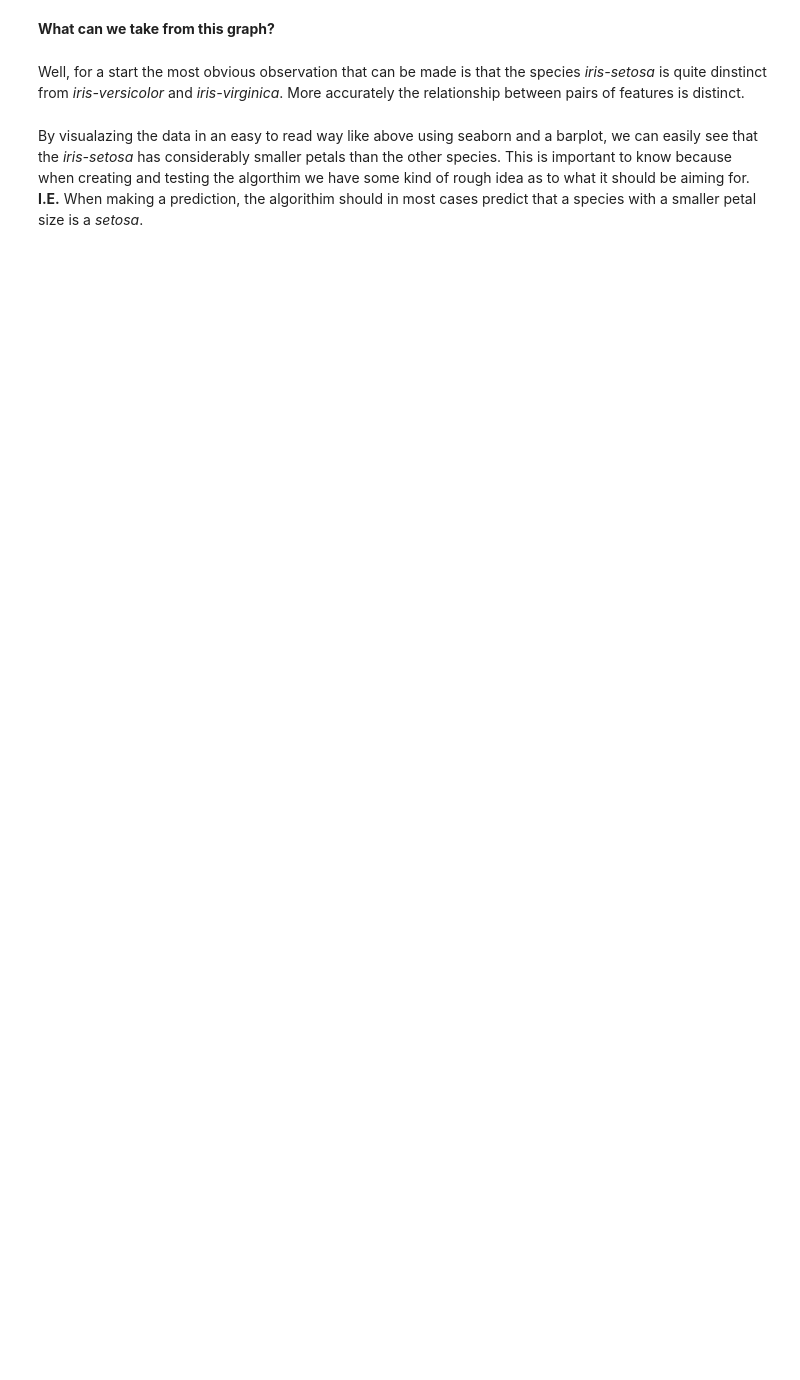
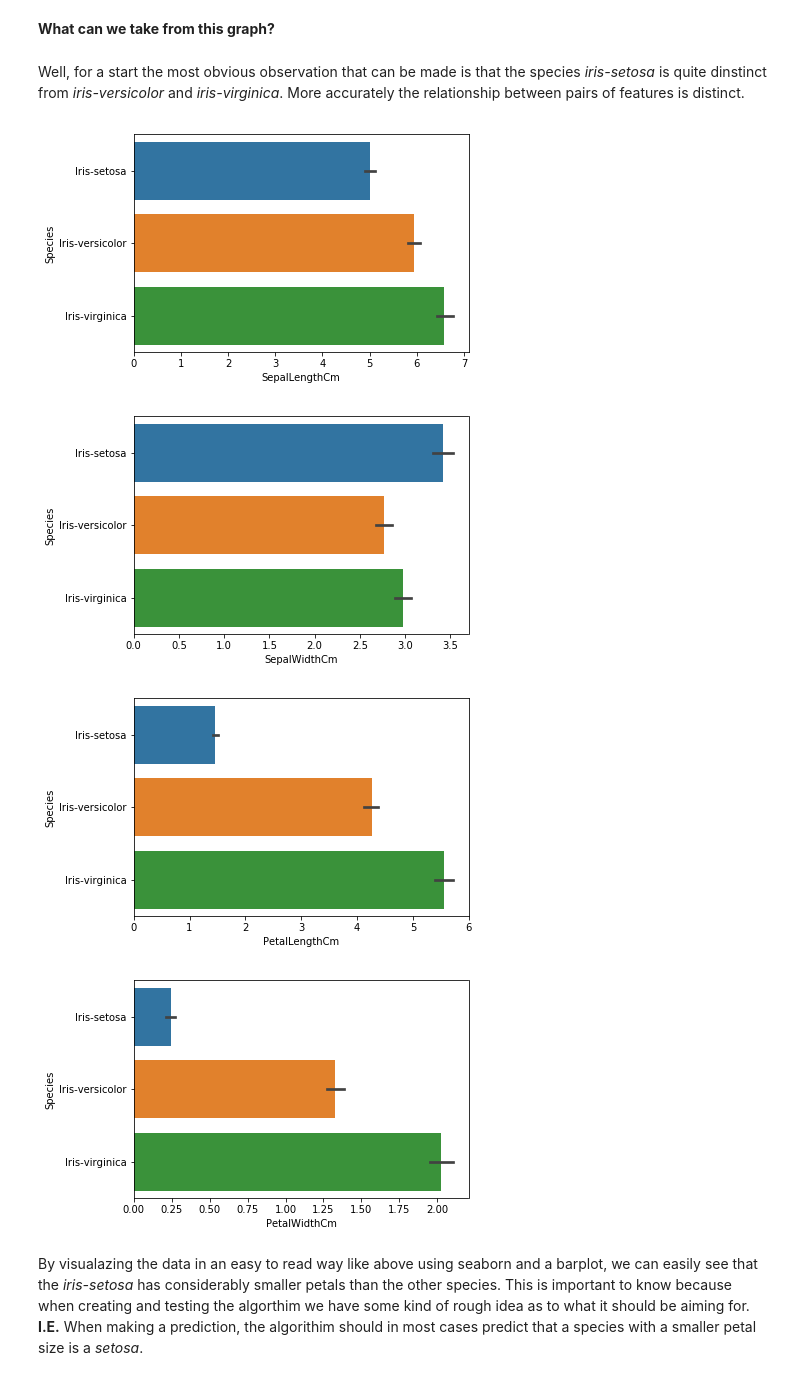
Before and after one commit to EddieEldridge/EmergingTechnologies, a Jupyter notebook: iris-dataset.ipynb, the cells around one changed output. Saved outputs shown, nothing was run; the diff lists cells and outputs as text; code cells hidden in the pictures; blank space fills up the shorter version.

```diff
--- a/iris-dataset.ipynb
+++ b/iris-dataset.ipynb
@@ -101,16 +108,21 @@ tempGraph = sea.pairplot(tempIrisDataset, hue='Species', markers='X')
 # %% [markdown]
 Well, for a start the most obvious observation that can be made is that the species <i>iris-setosa</i> is quite dinstinct from <i>iris-versicolor</i> and <i>iris-virginica</i>. More accurately the relationship between pairs of features is distinct.
 # %%
-g = sea.barplot(y='Species', x='SepalLengthCm', data=irisDataset)
+barPlot = sea.barplot(y='Species', x='SepalLengthCm', data=irisDataset)
 plot.show()
 
-g = sea.barplot(y='Species', x='SepalWidthCm', data=irisDataset)
+barPlot = sea.barplot(y='Species', x='SepalWidthCm', data=irisDataset)
 plot.show()
 
-g = sea.barplot(y='Species', x='PetalLengthCm', data=irisDataset)
+barPlot = sea.barplot(y='Species', x='PetalLengthCm', data=irisDataset)
 plot.show()
 
-g = sea.barplot(y='Species', x='PetalWidthCm', data=irisDataset)
+barPlot = sea.barplot(y='Species', x='PetalWidthCm', data=irisDataset)
 plot.show()
+# %% [output]
+[figure, added]
+[figure, added]
+[figure, added]
+[figure, added]
 # %% [markdown]
 By visualazing the data in an easy to read way like above using seaborn and a barplot, we can easily see that the <i>iris-setosa</i> has considerably smaller petals than the other species. This is important to know because when creating and testing the algorthim we have some kind of rough idea as to what it should be aiming for. <b>I.E.</b> When making a prediction, the algorithim should in most cases predict that a species with a smaller petal size is a <i>setosa</i>.
```
Also changed, not shown: parts of 11 cells of this notebook.
